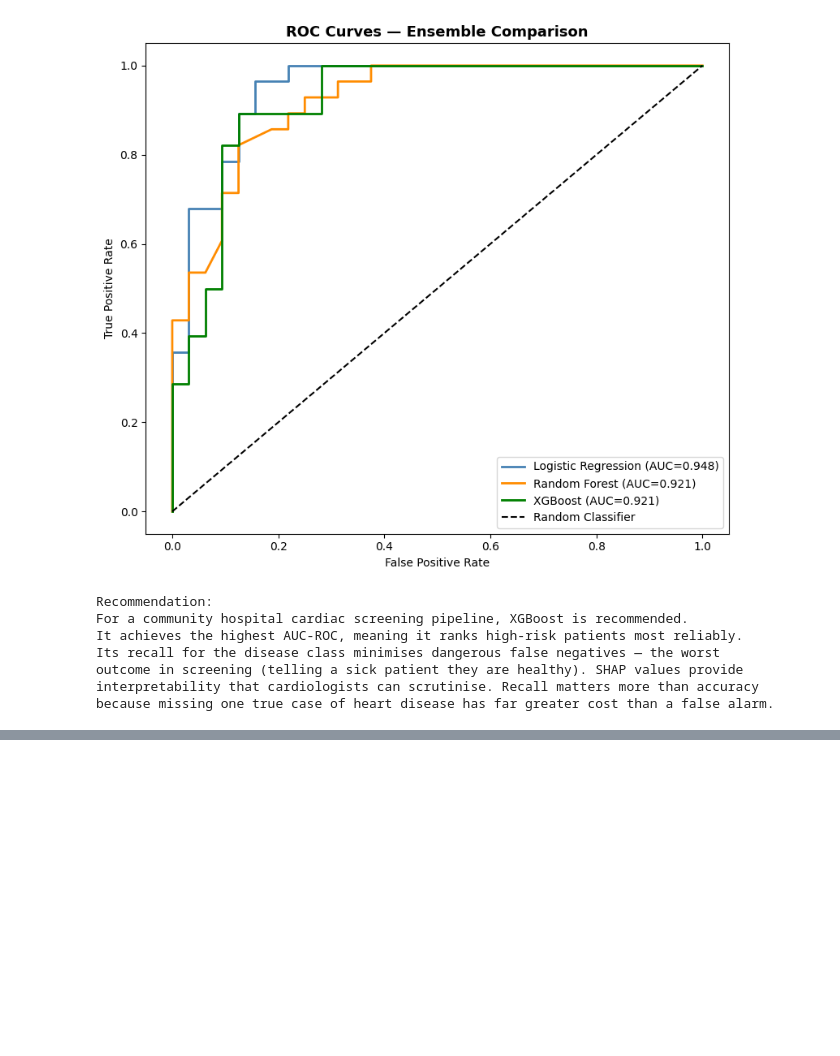
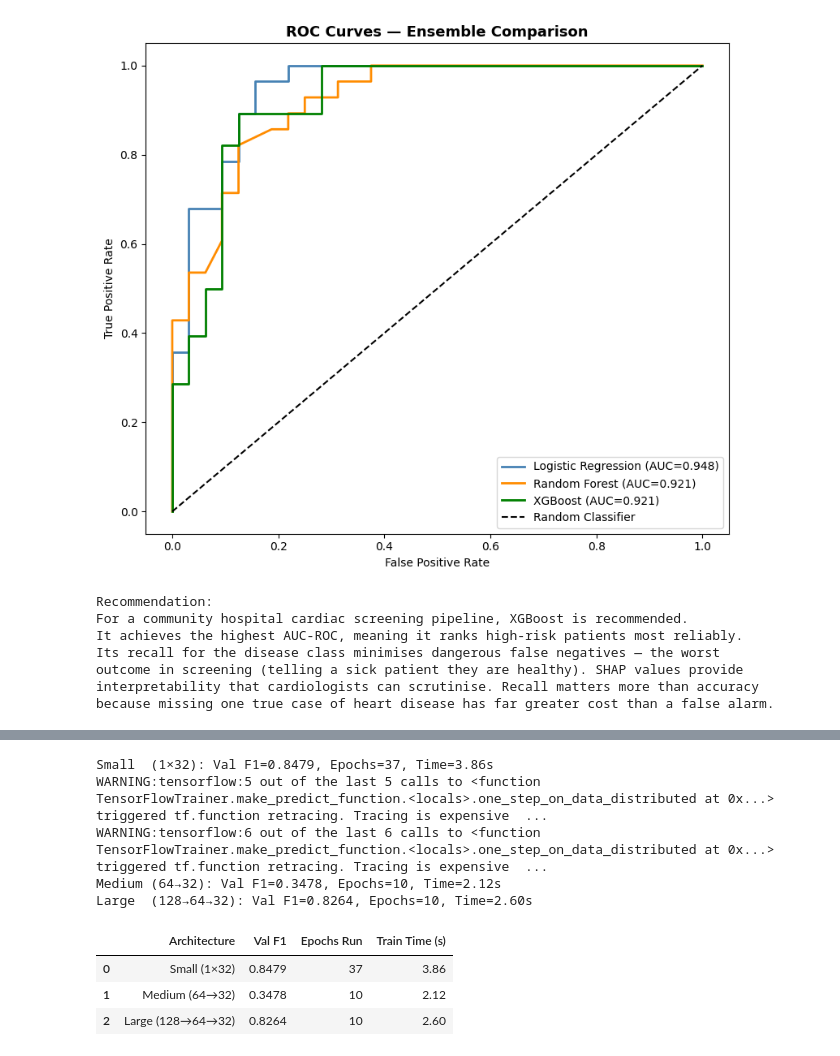
Before and after one commit to Saif-Murtaza/DataMining-Assignment-04, a Jupyter notebook: 23i-2588_4_datamining.ipynb, the cells around one changed output, grey strips where cells are left out. Saved outputs shown, nothing was run; the diff lists cells and outputs as text; code cells hidden in the pictures; blank space fills up the shorter version.

```diff
--- a/23i-2588_4_datamining.ipynb
+++ b/23i-2588_4_datamining.ipynb
@@ -919,0 +1021,65 @@ because missing one true case of heart disease has far greater cost than a false
+# %%
+def build_mlp(arch, dropout_rate=0.3, l2_reg=0.0, activation='relu'):
+
+    tf.random.set_seed(SEED)
+    model = keras.Sequential()
+    model.add(layers.Input(shape=(n_features,)))
+    for units in arch:
+        model.add(layers.Dense(
+            units, activation=activation,
+            kernel_regularizer=regularizers.l2(l2_reg) if l2_reg > 0 else None
+        ))
+        if dropout_rate > 0:
+            model.add(layers.Dropout(dropout_rate))
+    model.add(layers.Dense(1, activation='sigmoid'))
+    model.compile(
+        optimizer=keras.optimizers.Adam(learning_rate=0.001),
+        loss='binary_crossentropy',
+        metrics=['accuracy']
+    )
+    return model
+
+# ── Validate architectures
+architectures = {
+    'Small  (1×32)':    [32],
+    'Medium (64→32)':   [64, 32],
+    'Large  (128→64→32)': [128, 64, 32]
+}
+
+es_cb = callbacks.EarlyStopping(patience=10, restore_best_weights=True, monitor='val_loss')
+
+arch_results = []
+
+for name, arch in architectures.items():
+    tf.random.set_seed(SEED)
+    model = build_mlp(arch, dropout_rate=0.3, l2_reg=1e-4)
+    t0 = time.time()
+    hist = model.fit(
+        X_tr_np, y_tr_np,
+        epochs=150, batch_size=32,
+        validation_split=0.15,
+        callbacks=[es_cb],
+        verbose=0
+    )
+    elapsed = time.time() - t0
+    y_prob_tmp = model.predict(X_te_np, verbose=0).flatten()
+    y_pred_tmp = (y_prob_tmp >= 0.5).astype(int)
+    val_f1 = f1_score(y_te_np, y_pred_tmp, average='macro')
+    arch_results.append({'Architecture': name, 'Val F1': round(val_f1, 4),
+                         'Epochs Run': len(hist.history['loss']),
+                         'Train Time (s)': round(elapsed, 2)})
+    print(f'{name}: Val F1={val_f1:.4f}, Epochs={len(hist.history["loss"])}, Time={elapsed:.2f}s')
+
+arch_df = pd.DataFrame(arch_results)
+print()
+display(arch_df)
+# %% [output]
+Small  (1×32): Val F1=0.8479, Epochs=37, Time=3.86s
+WARNING:tensorflow:5 out of the last 5 calls to <function TensorFlowTrainer.make_predict_function.<locals>.one_step_on_data_distributed at 0x...> triggered tf.function retracing. Tracing is expensive  ...
+WARNING:tensorflow:6 out of the last 6 calls to <function TensorFlowTrainer.make_predict_function.<locals>.one_step_on_data_distributed at 0x...> triggered tf.function retracing. Tracing is expensive  ...
+Medium (64→32): Val F1=0.3478, Epochs=10, Time=2.12s
+Large  (128→64→32): Val F1=0.8264, Epochs=10, Time=2.60s
+|  | Architecture | Val F1 | Epochs Run | Train Time (s) |
+| 0 | Small (1×32) | 0.8479 | 37 | 3.86 |
+| 1 | Medium (64→32) | 0.3478 | 10 | 2.12 |
+| 2 | Large (128→64→32) | 0.8264 | 10 | 2.60 |
```
Also changed, not shown: parts of 9 cells of this notebook.
